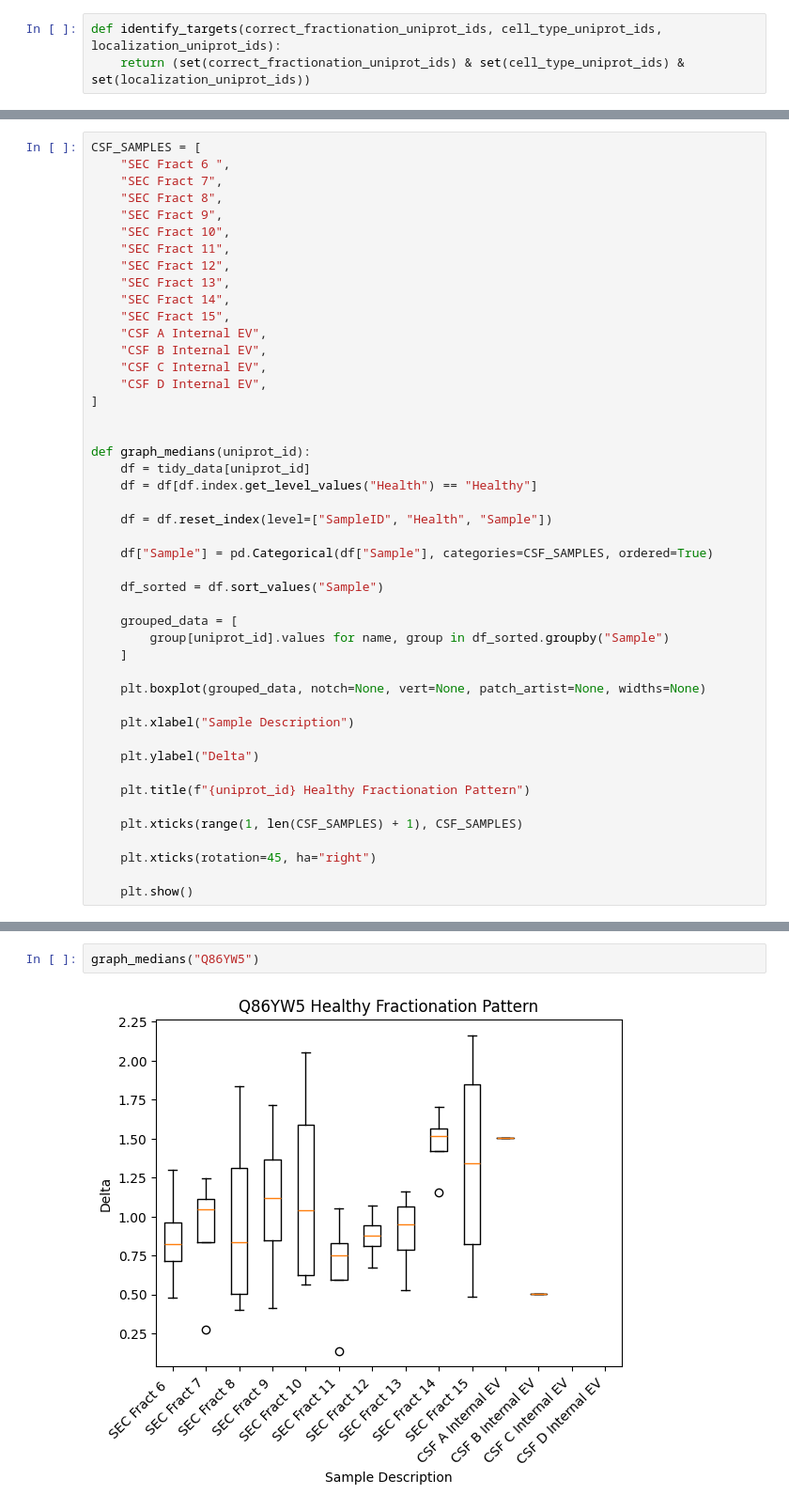
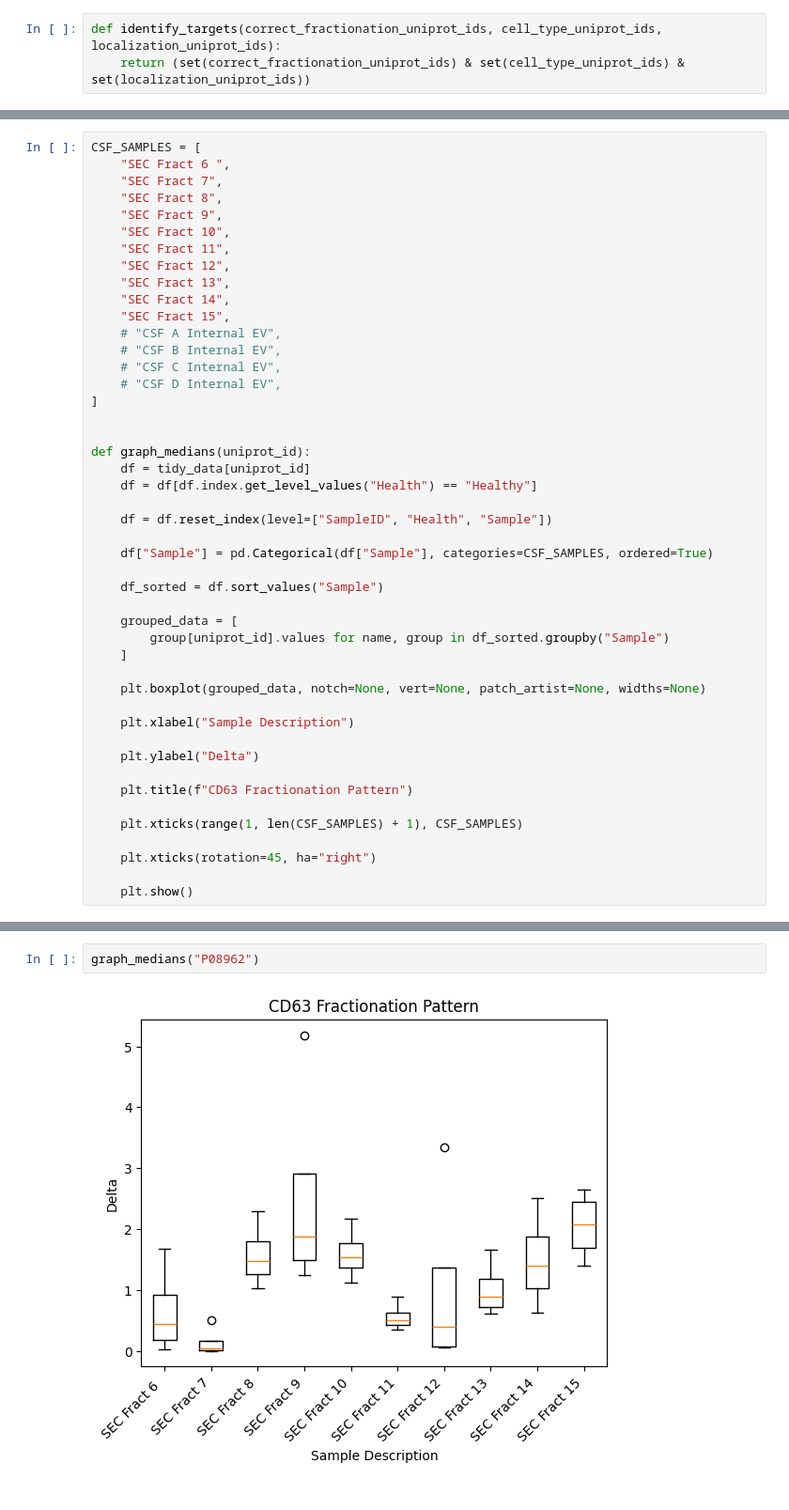
Before and after one commit to Walt-Lab/bdev_mass_spec, a Jupyter notebook: 10_analysis.ipynb, the cells around one changed output, grey strips where cells are left out. Shown at 94% size. Cells and saved outputs as stored; diff of their text form.

```diff
--- a/10_analysis.ipynb
+++ b/10_analysis.ipynb
@@ -795,10 +736,10 @@ CSF_SAMPLES = [
     "SEC Fract 13",
     "SEC Fract 14",
     "SEC Fract 15",
-    "CSF A Internal EV",
-    "CSF B Internal EV",
-    "CSF C Internal EV",
-    "CSF D Internal EV",
+    # "CSF A Internal EV",
+    # "CSF B Internal EV",
+    # "CSF C Internal EV",
+    # "CSF D Internal EV",
 ]
 
 
@@ -822,7 +763,7 @@ def graph_medians(uniprot_id):
 
     plt.ylabel("Delta")
 
-    plt.title(f"{uniprot_id} Healthy Fractionation Pattern")
+    plt.title(f"CD63 Fractionation Pattern")
 
     plt.xticks(range(1, len(CSF_SAMPLES) + 1), CSF_SAMPLES)
 
@@ -844,7 +785,7 @@ def graph_samples(uniprot_id):
 
         plt.show()
 # %%
-graph_medians("Q86YW5")
+graph_medians("P08962")
 # %% [output]
-[figure, old version]
+[figure, new version]
 # %%
```
Also changed, not shown: parts of 19 cells of this notebook, 14 other files.
